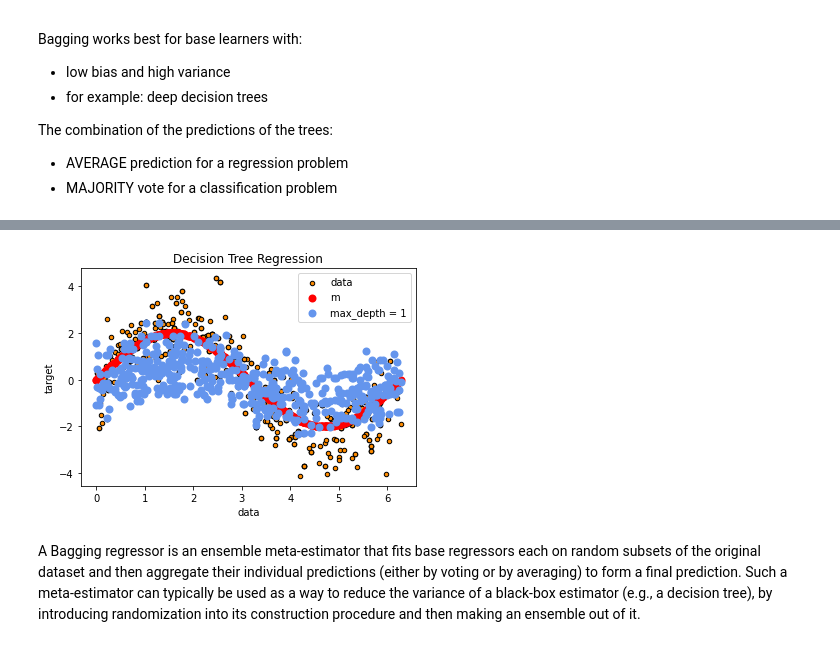
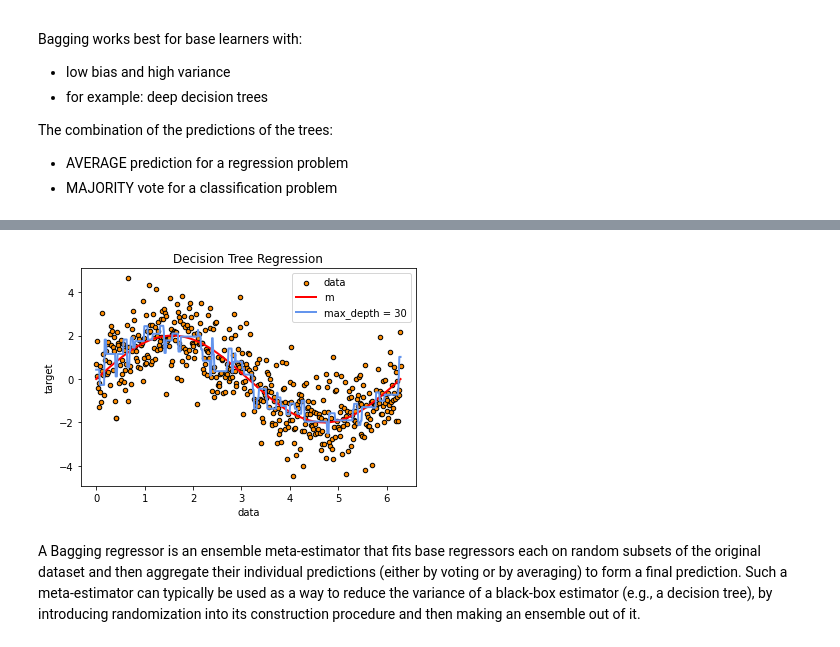
Before and after one commit to loremarchi/hands-on-machine-learning-R-module-2-python, a Jupyter notebook: 7_bagging.ipynb, the cells around one changed output, grey strips where cells are left out. Drawn from its saved outputs; the diff is of its cells as text; code cells hidden in the pictures.

```diff
--- a/7_bagging.ipynb
+++ b/7_bagging.ipynb
@@ -80,3 +97,10 @@ array([-1.60765781, -0.40198982,  0.36568276,  1.6328091 ])
+# %%
+# we sort in order to use plt.plot instead of plt.scatter
+idx = np.argsort(x_2.flatten())
+y_2_sort = np.array(y_2)[idx]
+x_2_sort = np.array(x_2)[idx]
+sample_2_m_sort = np.array(sample_2.m)[idx]
+tree_2_pred_sort = np.array(tree_2_pred)[idx]
 # %%
 # Plot deep_tree
 %matplotlib inline
@@ -103,5 +144,12 @@ tree_3 = tree.DecisionTreeRegressor(max_depth = 30,
                                       ccp_alpha = 0.01).fit(x_3, y_3)
 
 tree_3_pred = tree_3.predict(x_3)
+# %%
+# we sort in order to use plt.plot instead of plt.scatter
+idx = np.argsort(x_3.flatten())
+y_3_sort = np.array(y_3)[idx]
+x_3_sort = np.array(x_3)[idx]
+sample_3_m_sort = np.array(sample_3.m)[idx]
+tree_3_pred_sort = np.array(tree_3_pred)[idx]
 # %%
-tot_pred = np.mean([tree_1_pred,tree_2_pred,tree_3_pred], axis = 0)
+tot_pred = np.mean([tree_1_pred_sort,tree_2_pred_sort,tree_3_pred_sort], axis = 0)
@@ -128,16 +156,19 @@ array([ 0.09839451,  0.15688498, -0.06720427,  0.25482343,  0.2320932 ,
+# %%
+# we sort in order to use plt.plot instead of plt.scatter
+idx = np.argsort(df.feature_1.values.flatten())
+tot_pred_sort = np.array(tot_pred)[idx]
 # %%
-# Plot deep_tree
 %matplotlib inline
-plt.scatter(x_1, y_1, s=20, edgecolor="black", c="darkorange", label="data") # plot raw data (including stoch. desturbance)
-plt.scatter(x_1, sample_1.m, color="red", label="m", linewidth=2) # plot raw data (excluding stoch. desturbance)
-plt.scatter(x_1, tot_pred, color="cornflowerblue", label="max_depth = 1", linewidth=2) # depth 1
+plt.scatter(df.feature_1, df.y, s=20, edgecolor="black", c="darkorange", label="data") # plot raw data (including stoch. desturbance)
+plt.plot(df.feature_1, df.m, color="red", label="m", linewidth=2) # plot raw data (excluding stoch. desturbance)
+plt.plot(df.feature_1, tot_pred_sort, color="cornflowerblue", label="max_depth = 30", linewidth=2) # depth 1
 plt.xlabel("data")
 plt.ylabel("target")
 plt.title("Decision Tree Regression")
 plt.legend()
 plt.show()
 # %% [output]
-[figure, old version]
+[figure, new version]
 # %% [markdown]
 A Bagging regressor is an ensemble meta-estimator that fits base regressors each on random subsets of the original dataset and then aggregate their individual predictions (either by voting or by averaging) to form a final prediction. Such a meta-estimator can typically be used as a way to reduce the variance of a black-box estimator (e.g., a decision tree), by introducing randomization into its construction procedure and then making an ensemble out of it.
 # %%
```
Also changed, not shown: parts of 20 cells of this notebook.
